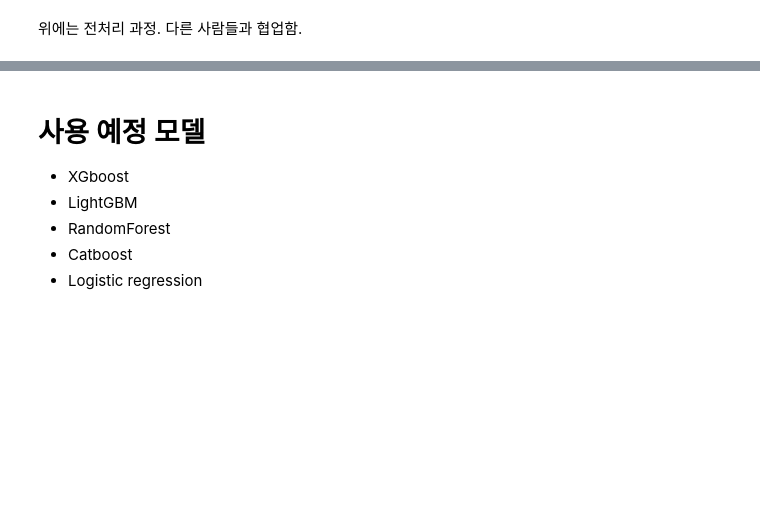
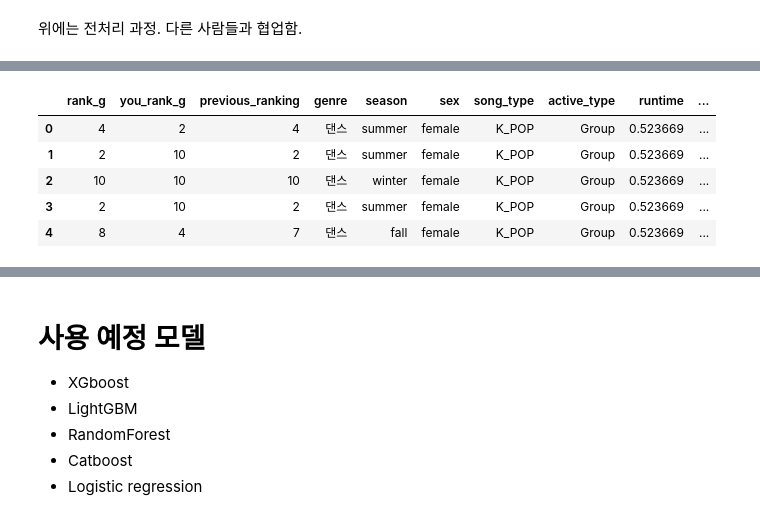
Before and after one commit to YooGunWook/1nurse4stat, a Jupyter notebook: code/model/모델링.ipynb, the cells around one changed output, grey strips where cells are left out. Saved outputs shown, nothing was run; the diff lists cells and outputs as text; code cells hidden in the pictures; blank space fills up the shorter version.

```diff
--- a/code/model/모델링.ipynb
+++ b/code/model/모델링.ipynb
@@ -227,3 +227,12 @@ df = pd.read_csv('/Users/gunwook/Desktop/git_folder/데이터사ᄋ
+# %%
+df.head()
+# %% [output]
+|  | rank_g | you_rank_g | previous_ranking | genre | season | sex | song_type | active_type | runtime | ... |
+| 0 | 4 | 2 | 4 | 댄스 | summer | female | K_POP | Group | 0.523669 | ... |
+| 1 | 2 | 10 | 2 | 댄스 | summer | female | K_POP | Group | 0.523669 | ... |
+| 2 | 10 | 10 | 10 | 댄스 | winter | female | K_POP | Group | 0.523669 | ... |
+| 3 | 2 | 10 | 2 | 댄스 | summer | female | K_POP | Group | 0.523669 | ... |
+| 4 | 8 | 4 | 7 | 댄스 | fall | female | K_POP | Group | 0.523669 | ... |
 # %%
 df = df.drop_duplicates(['artist','name','sex','ymd'],keep='last')
 # %%
```
Also changed, not shown: parts of 35 cells of this notebook.
